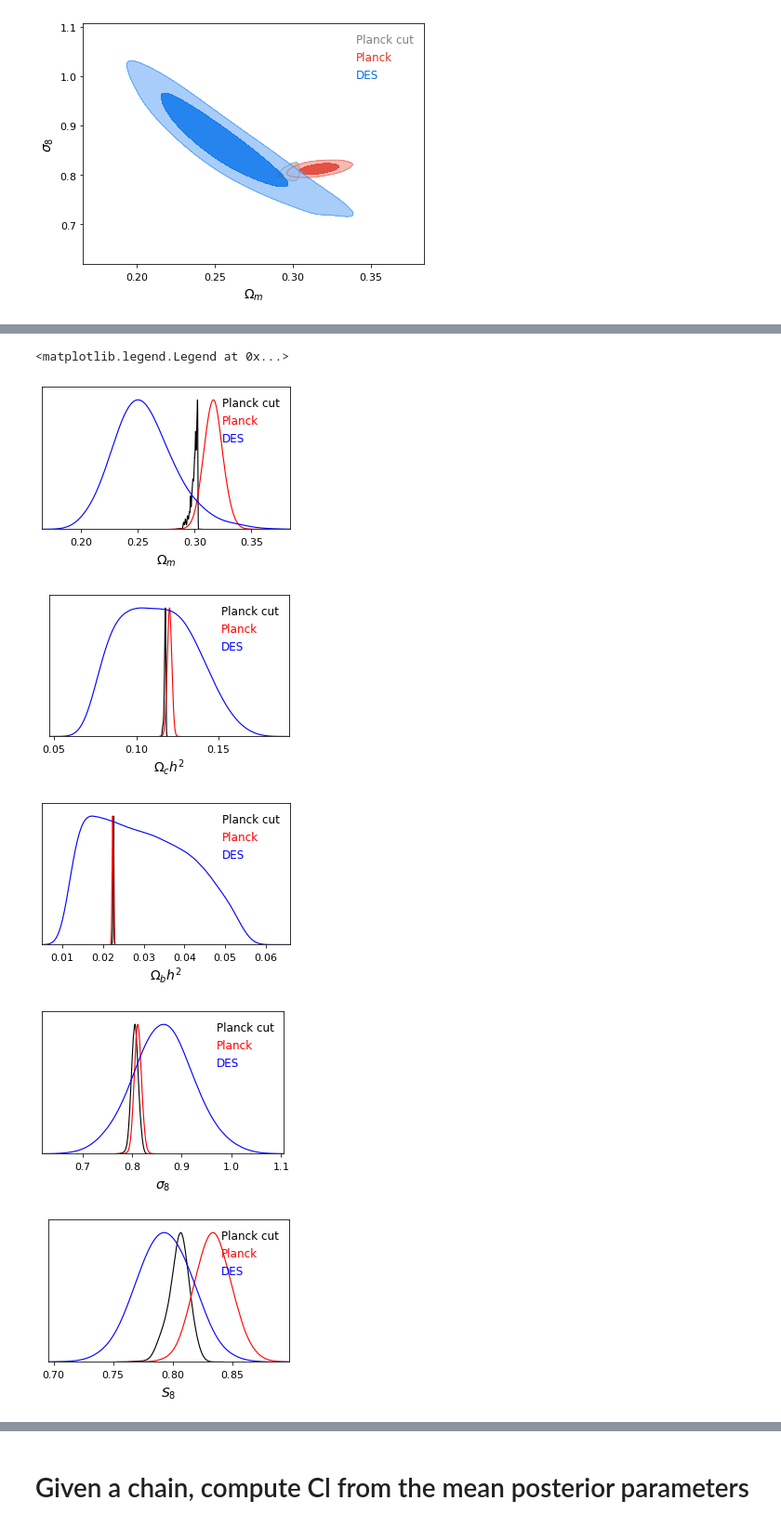
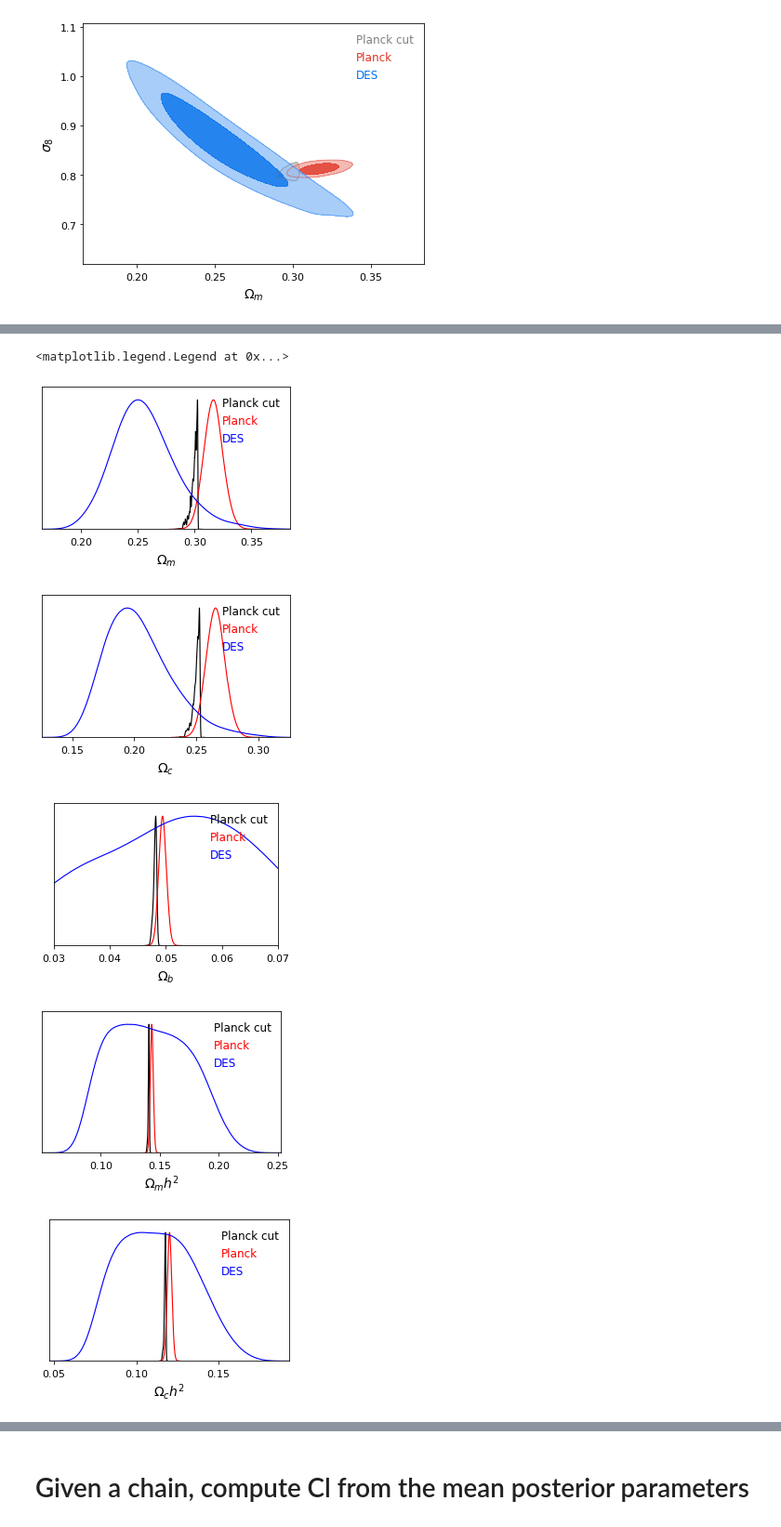
Before and after one commit to EmmanuelSchaan/CobayaExploration, a Jupyter notebook: omegam_cut.ipynb, the cells around one changed output, grey strips where cells are left out. Shown at 93% size. Cells and saved outputs as stored; diff of their text form; code cells hidden in the pictures.

```diff
--- a/omegam_cut.ipynb
+++ b/omegam_cut.ipynb
@@ -21,0 +36,15 @@ import numpy as np
+# %%
+# get list of parameter names
+parNamesDES = samplesDES.getParamNames()
+# print(parNamesDES)
+
+# get all the samples for each parameter
+parDES = samplesDES.getParams()
+
+# Add Omega_c as a new derived parameter
+newParVec = parDES.omegach2 / (parDES.H0 / 100.)**2
+samplesDES.addDerived(newParVec, "omegac", label='\Omega_c', comment='', range=None)
+
+# Add Omega_m h^2 as a new derived parameter
+newParVec = parDES.omegach2 + parDES.omegabh2
+samplesDES.addDerived(newParVec, "omegamh2", label='\omega_m', comment='', range=None)
@@ -110,34 +152,57 @@ WARNING:root:outlier fraction 0.0451761102603369
 # Show the Omega_m tension
 g = plots.get_single_plotter(width_inch=4)
 g.plot_1d([cutSamplesPlanck, samplesPlanck, samplesDES], 'omegam', normalized=False)
+# g.add_legend(['Planck', 'DES'], colored_text=False, legend_loc='upper right')
+g.add_legend(['Planck cut', 'Planck', 'DES'], colored_text=True, legend_loc='upper right')
+
+# Show the Omega_c tension
+g = plots.get_single_plotter(width_inch=4)
+g.plot_1d([cutSamplesPlanck, samplesPlanck, samplesDES], 'omegac', normalized=False)
+# g.add_legend(['Planck', 'DES'], colored_text=False, legend_loc='upper right')
+g.add_legend(['Planck cut', 'Planck', 'DES'], colored_text=True, legend_loc='upper right')
+
+# Show the Omega_b tension
+g = plots.get_single_plotter(width_inch=4)
+g.plot_1d([cutSamplesPlanck, samplesPlanck, samplesDES], 'omegab', normalized=False)
+# g.add_legend(['Planck', 'DES'], colored_text=False, legend_loc='upper right')
+g.add_legend(['Planck cut', 'Planck', 'DES'], colored_text=True, legend_loc='upper right')
+
+# Show the omega_m tension
+g = plots.get_single_plotter(width_inch=4)
+g.plot_1d([cutSamplesPlanck, samplesPlanck, samplesDES], 'omegamh2', normalized=False)
 # g.add_legend(['Planck', 'DES'], colored_text=False, legend_loc='upper right')
 g.add_legend(['Planck cut', 'Planck', 'DES'], colored_text=True, legend_loc='upper right')
 
 # Show the Omega_c h^2 tension
 g = plots.get_single_plotter(width_inch=4)
 g.plot_1d([cutSamplesPlanck, samplesPlanck, samplesDES], 'omegach2', normalized=False)
 # g.add_legend(['Planck', 'DES'], colored_text=False, legend_loc='upper right')
 g.add_legend(['Planck cut', 'Planck', 'DES'], colored_text=True, legend_loc='upper right')
 
 # Show the Omega_b h^2 tension
 g = plots.get_single_plotter(width_inch=4)
 g.plot_1d([cutSamplesPlanck, samplesPlanck, samplesDES], 'omegabh2', normalized=False)
 # g.add_legend(['Planck', 'DES'], colored_text=False, legend_loc='upper right')
 g.add_legend(['Planck cut', 'Planck', 'DES'], colored_text=True, legend_loc='upper right')
 
+# A_S is consistent
+g = plots.get_single_plotter(width_inch=4)
+g.plot_1d([cutSamplesPlanck, samplesPlanck, samplesDES], 'A', normalized=False)
+g.add_legend(['Planck cut', 'Planck', 'DES'], colored_text=True, legend_loc='upper right')
+
 # sigma_8 is consistent
 g = plots.get_single_plotter(width_inch=4)
 g.plot_1d([cutSamplesPlanck, samplesPlanck, samplesDES], 'sigma8', normalized=False)
 g.add_legend(['Planck cut', 'Planck', 'DES'], colored_text=True, legend_loc='upper right')
 
 # S8 is consistent
 g = plots.get_single_plotter(width_inch=4)
 g.plot_1d([cutSamplesPlanck, samplesPlanck, samplesDES], 'S8', normalized=False)
 g.add_legend(['Planck cut', 'Planck', 'DES'], colored_text=True, legend_loc='upper right')
 # %% [output]
 <matplotlib.legend.Legend at 0x...>
 [figure]
-[figure, old version]
+[figure, new version]
-[figure, old version]
+[figure, new version]
-[figure, old version]
+[figure, new version]
-[figure, old version]
+[figure, new version]
```
Also changed, not shown: parts of 63 cells of this notebook, 1 other file.
